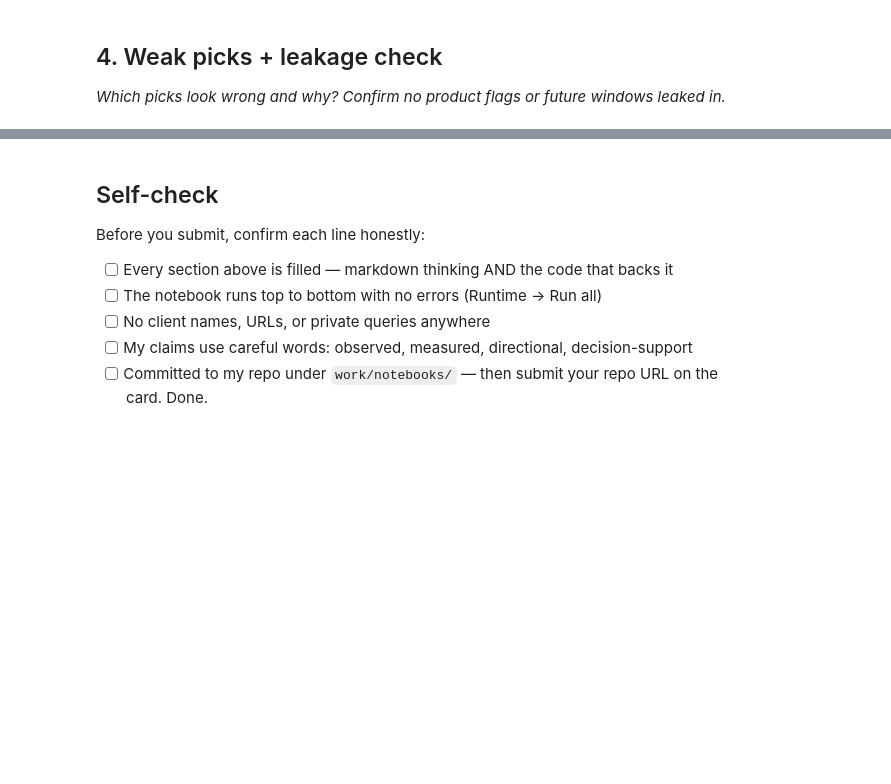
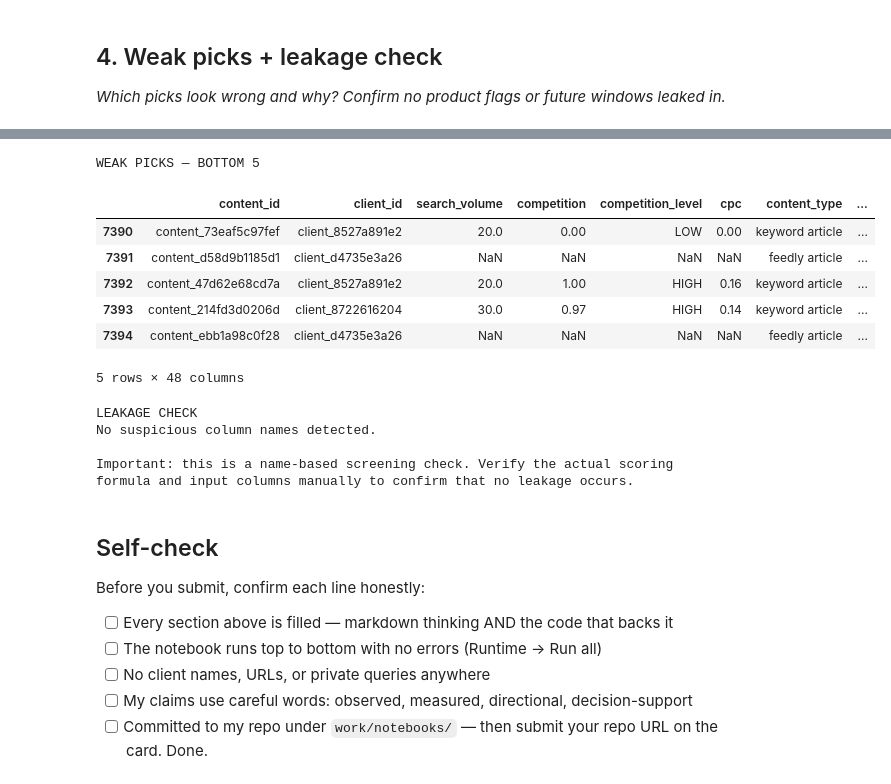
Before and after one commit to Hardik144/flyrank-ml-internship, a Jupyter notebook: work/notebooks/w04_baseline_score.ipynb, the cells around one changed output, grey strips where cells are left out. Cells and saved outputs as stored; diff of their text form; code cells hidden in the pictures; blank space fills up the shorter version.

```diff
--- a/work/notebooks/w04_baseline_score.ipynb
+++ b/work/notebooks/w04_baseline_score.ipynb
@@ -37,3 +186,53 @@ This skeleton is yours to fill. Work the sections **in order** — each one has
+# %%
+
+# SECTION 4: WEAK PICKS + LEAKAGE CHECK
+
+# Inspect the five lowest-ranked recommendations.
+weak_picks = ranked_df.tail(5).copy()
+
+print("WEAK PICKS — BOTTOM 5")
+display(weak_picks)
+
+# Leakage check: inspect column names for possible
+# future-window or label-derived inputs.
+print("\nLEAKAGE CHECK")
+
+suspicious_terms = [
+    "future",
+    "label",
+    "target",
+    "outcome",
+    "product_flag"
+]
+
+suspect_columns = [
+    col for col in ranked_df.columns
+    if any(term in col.lower() for term in suspicious_terms)
+]
+
+if suspect_columns:
+    print("Review these columns carefully:", suspect_columns)
+else:
+    print("No suspicious column names detected.")
+
+print(
+    "\nImportant: this is a name-based screening check. "
+    "Verify the actual scoring formula and input columns "
+    "manually to confirm that no leakage occurs."
+)
+# %% [output]
+WEAK PICKS — BOTTOM 5
+|  | content_id | client_id | search_volume | competition | competition_level | cpc | content_type | ... |
+| 7390 | content_73eaf5c97fef | client_8527a891e2 | 20.0 | 0.00 | LOW | 0.00 | keyword article | ... |
+| 7391 | content_d58d9b1185d1 | client_d4735e3a26 | NaN | NaN | NaN | NaN | feedly article | ... |
+| 7392 | content_47d62e68cd7a | client_8527a891e2 | 20.0 | 1.00 | HIGH | 0.16 | keyword article | ... |
+| 7393 | content_214fd3d0206d | client_8722616204 | 30.0 | 0.97 | HIGH | 0.14 | keyword article | ... |
+| 7394 | content_ebb1a98c0f28 | client_d4735e3a26 | NaN | NaN | NaN | NaN | feedly article | ... |
+5 rows × 48 columns
+LEAKAGE CHECK
+No suspicious column names detected.
+
+Important: this is a name-based screening check. Verify the actual scoring formula and input columns manually to confirm that no leakage occurs.
 # %% [markdown]
 ## Self-check
 
```
Also changed, not shown: parts of 8 cells of this notebook.
